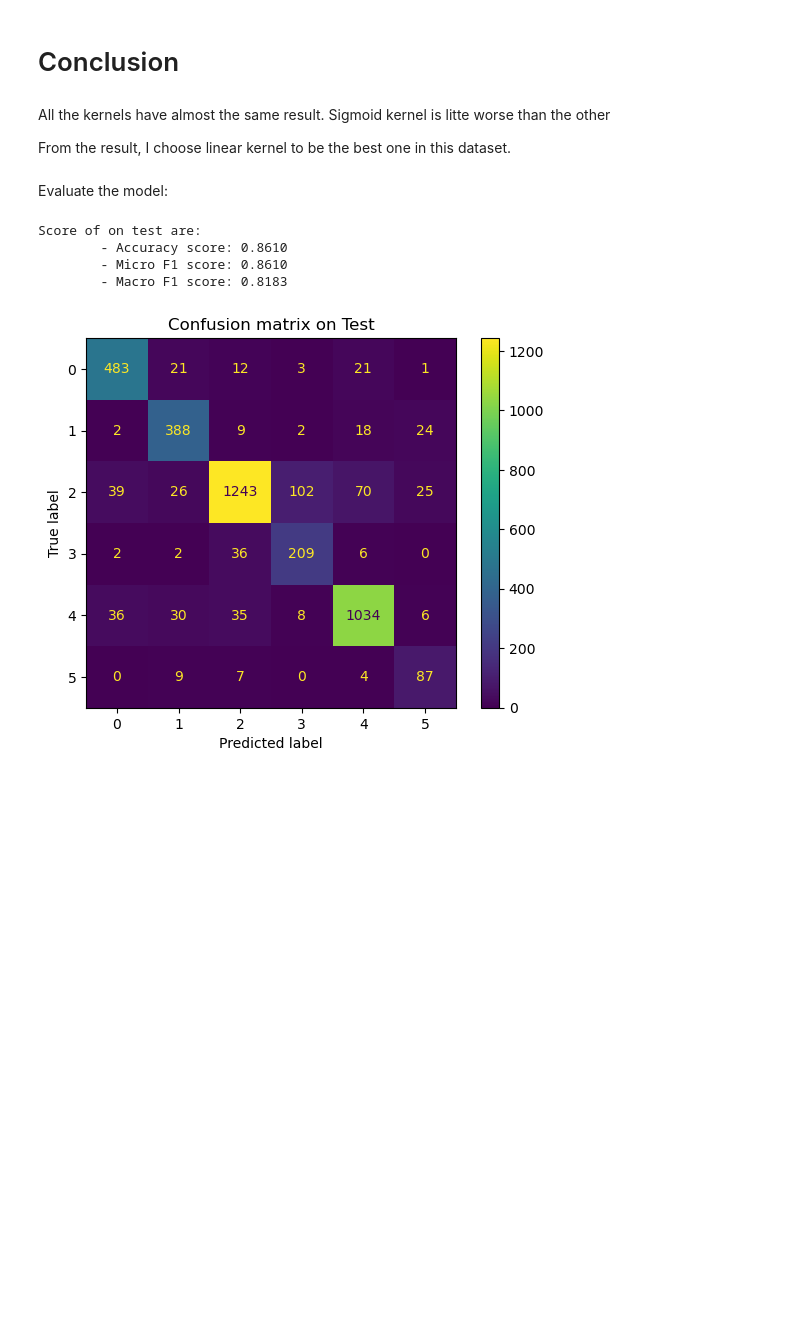
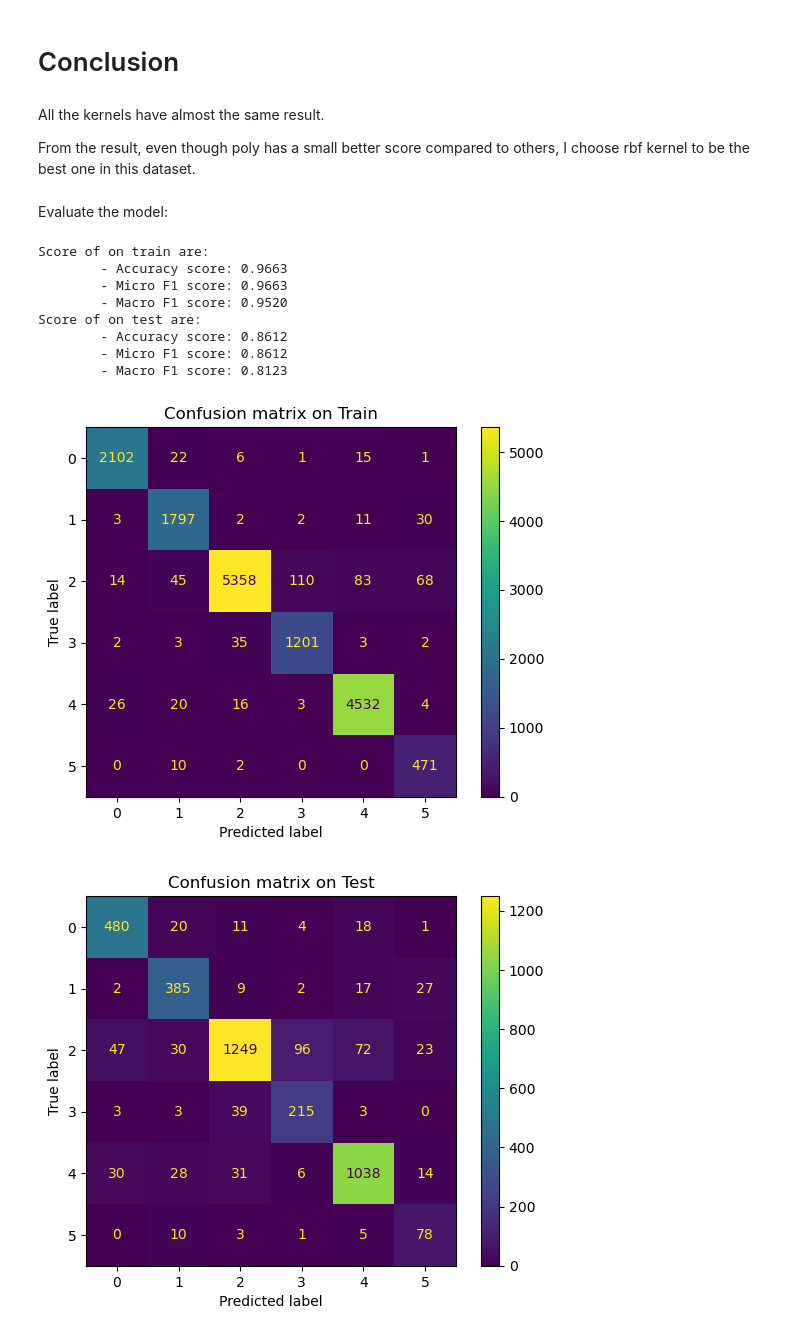
Before and after one commit to auphong2707/emotion-dectection-from-text, a Jupyter notebook: Support Vector Machine (SVM).ipynb, the cells around one changed output. Cells and saved outputs as stored; diff of their text form; code cells hidden in the pictures; blank space fills up the shorter version.

Commit message:
SVM TF-IDF_L1 dataset

```diff
--- a/Support Vector Machine (SVM).ipynb
+++ b/Support Vector Machine (SVM).ipynb
@@ -333,9 +331,9 @@ coef0 10.0
 coef0 100.0
 # %%
 dict_param = {
-    'C' : np.linspace(0.1, 100, 5),
-    'gamma': np.linspace(0.01, 10, 5),
-    'coef0': np.linspace(0.001, 0.1, 5)
+    'C' : np.logspace(0, 2, 4),
+    'gamma': np.logspace(-2, 0, 4),
+    'coef0': np.logspace(-3, -1, 4),
 }
 
 grid_search = GridSearchCV(SVC(kernel='sigmoid'), dict_param, cv = 5, n_jobs=8)
@@ -375,5 +371,5 @@ SVC(C=100.0, coef0=0.001, gamma=0.01, kernel='sigmoid') 0.8514999999999999
 # %%
-best_svm_sig_model = SVC(C=100.0, coef0=0.001, gamma=0.01, kernel='sigmoid')
+best_svm_sig_model = SVC(C=4.641588833612778, coef0=0.1, gamma=0.21544346900318834, kernel='sigmoid')
 best_svm_sig_model.fit(X_train, y_train)
 evaluate_model(best_svm_sig_model, X_train, X_test, y_train, y_test, include_training=True)
 # %% [output]
@@ -439,7 +432,7 @@ coef0 0.01
 # %%
 dict_param = {
-    'C' : np.linspace(1, 100, 4),
-    'gamma': np.linspace(0.01, 1, 4),
+    'C' : np.asarray([0.1, 1, 10.0, 100]),
+    'gamma': np.asarray([0.001, 0.01, 0.1, 1]),
     'coef0': np.linspace(0.1, 1, 4),
     'degree': np.asarray([2, 3, 4])
 }
@@ -499,21 +492,26 @@ Score of on test are:
 # %% [markdown]
 # Conclusion
 # %% [markdown]
-All the kernels have almost the same result. Sigmoid kernel is litte worse than the other
+All the kernels have almost the same result.
 
-From the result, I choose linear kernel to be the best one in this dataset.
+From the result, even though poly has a small better score compared to others, I choose rbf kernel to be the best one in this dataset.
 # %%
-best_svm_model = best_svm_linear_model
+best_svm_model = best_svm_rbf_model
 # %% [markdown]
 Evaluate the model:
 # %%
-evaluate_model(best_svm_model, X_train, X_test, y_train, y_test)
+evaluate_model(best_svm_model, X_train, X_test, y_train, y_test, include_training=True)
 # %% [output]
+Score of on train are:
+        - Accuracy score: 0.9663
+        - Micro F1 score: 0.9663
+        - Macro F1 score: 0.9520
 Score of on test are:
-        - Accuracy score: 0.8610
-        - Micro F1 score: 0.8610
-        - Macro F1 score: 0.8183
+        - Accuracy score: 0.8612
+        - Micro F1 score: 0.8612
+        - Macro F1 score: 0.8123
-[figure, old version]
+[figure, new version]
+[figure, added]
 # %%
 draw_learning_curve(best_svm_model, X_train, y_train)
 # %% [output]
```
Also changed, not shown: parts of 26 cells of this notebook, 2 other files.
